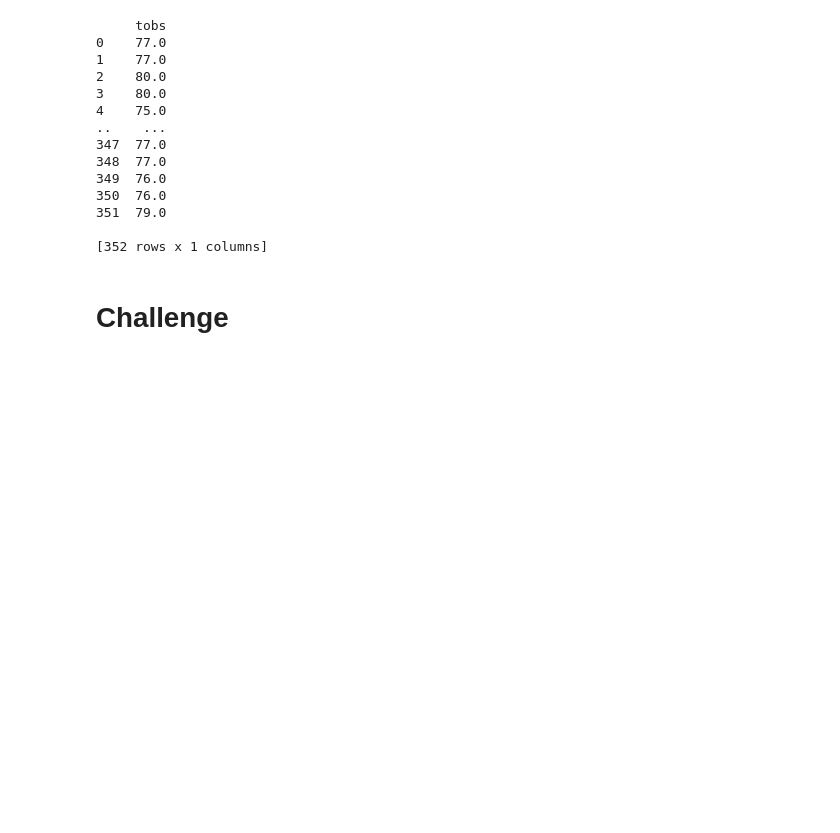
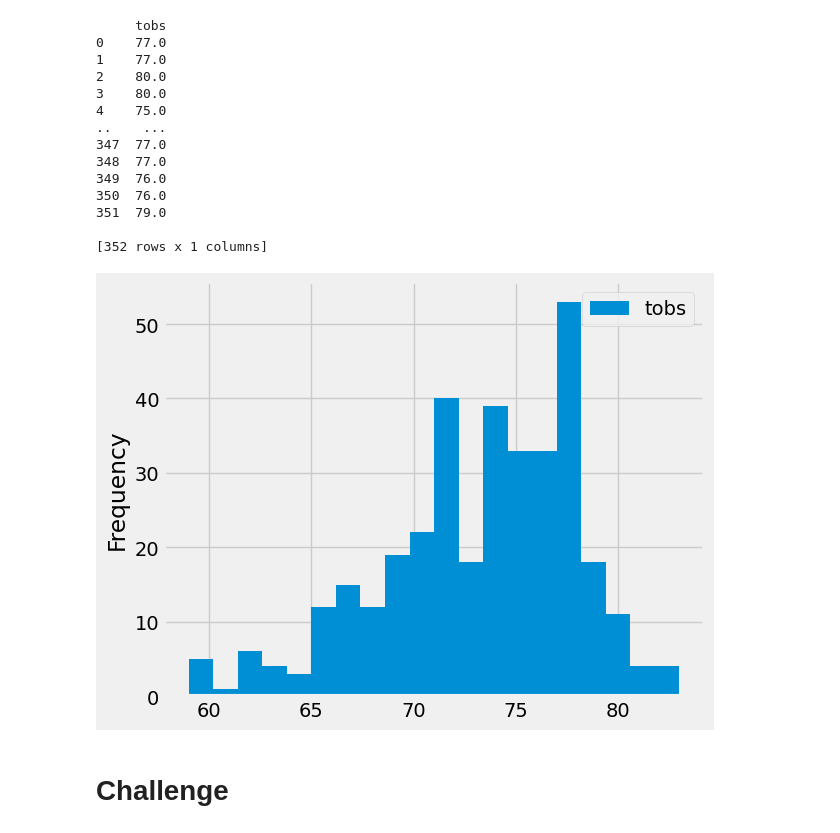
Before and after one commit to amyslaybaugh/Surfs_Up, a Jupyter notebook: Resources/climate_analysis.ipynb, the cells around one changed output. Drawn from its saved outputs; the diff is of its cells as text; code cells hidden in the pictures; blank space fills up the shorter version.

```diff
--- a/Resources/climate_analysis.ipynb
+++ b/Resources/climate_analysis.ipynb
@@ -124,8 +124,10 @@ print(df)
 
 [352 rows x 1 columns]
 # %%
-df.plot.hist(bins=12)
+df.plot.hist(bins=20)
 plt.tight_layout()
+# %% [output]
+[figure, added]
 # %%
 # Write a function called `calc_temps` that will accept start date and end date in the format '%Y-%m-%d'
 # and return the minimum, average, and maximum temperatures for that range of dates
```
Also changed, not shown: 2 other files.
